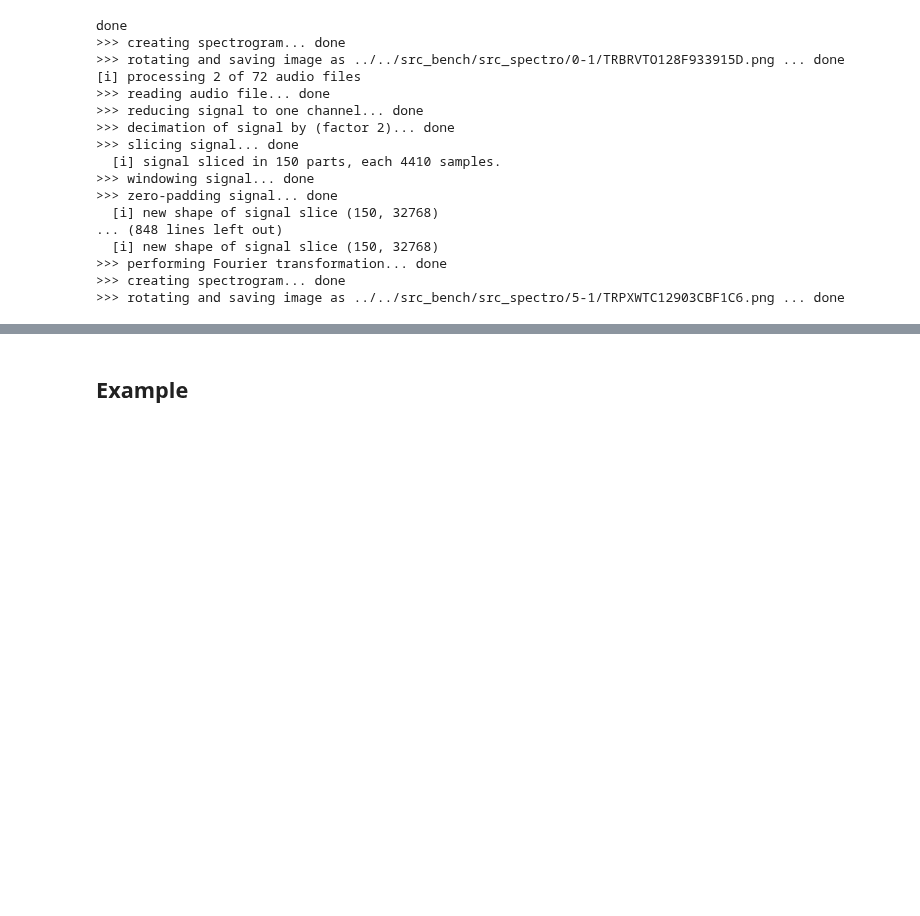
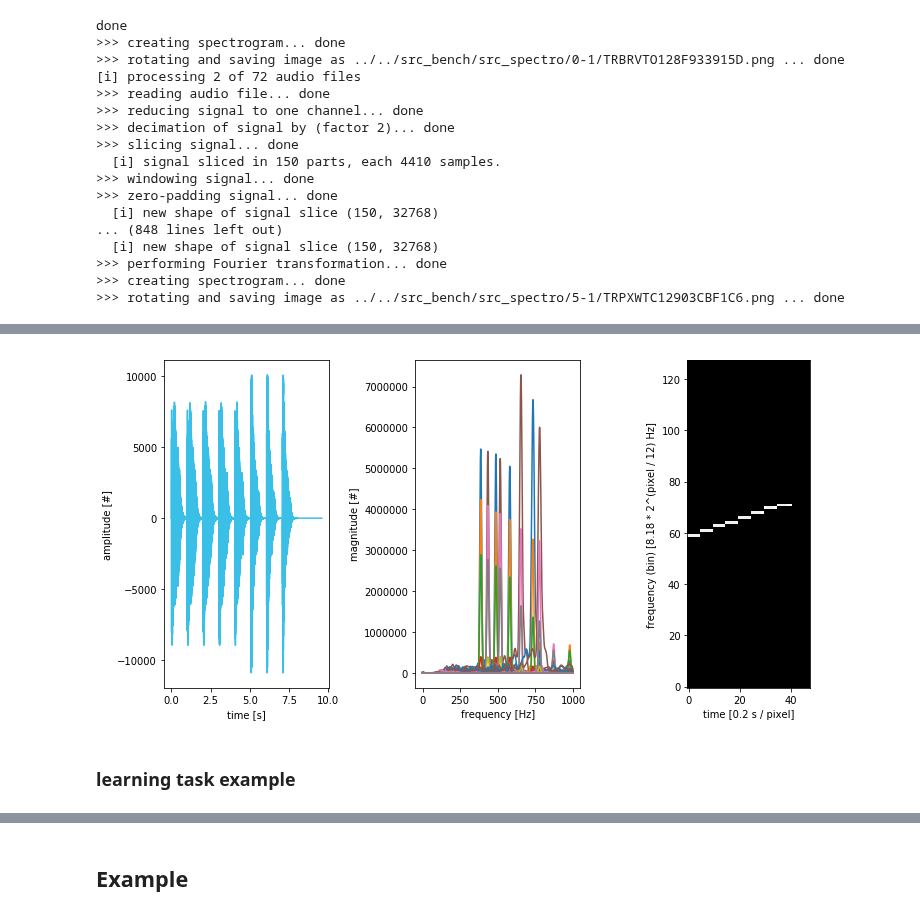
Before and after one commit to damilo/keyestcnn, a Jupyter notebook: 00.hlp/fft/fft.ipynb, the cells around one changed output, grey strips where cells are left out. Saved outputs shown, nothing was run; the diff lists cells and outputs as text; code cells hidden in the pictures; blank space fills up the shorter version.

```diff
--- a/00.hlp/fft/fft.ipynb
+++ b/00.hlp/fft/fft.ipynb
@@ -451,0 +503,30 @@ done
+# %%
+from PIL import Image
+import matplotlib.pyplot as plt
+%matplotlib inline
+
+img_spec = Image.open (save_as).convert ('L')
+fig, ax = plt.subplots (1,3)
+
+sig_N = sig_prep.shape[0] # number of samples
+t = np.linspace (0, len (sig_prep)/sig_prep_fs, sig_N)
+ax[0].step (t, sig_prep, c="#3ABFE7")
+ax[0].set (xlabel='time [s]', ylabel='amplitude [#]')
+
+for i in range (sig_fft_mags.shape[0]):
+    ax[1].plot (sig_fft_mags[i][:1000])
+ax[1].set (xlabel='frequency [Hz]', ylabel='magnitude [#]')
+
+img_spec_arr = np.array (img_spec)[::-1]
+ax[2].imshow (img_spec_arr, cmap='gray')
+ax[2].invert_yaxis ()
+ax[2].set (xlabel='time [0.2 s / pixel]', ylabel='frequency (bin) [{:.2f} * 2^(pixel / 12) Hz]'.format (twtet_pitches[0]))
+
+#fig.suptitle ('C major scale signal - time-domain, frequency-domain, spectrogram')
+fig.set_size_inches (150/fig.dpi*5, 128/fig.dpi*3)
+plt.tight_layout ()
+plt.show ()
+# %% [output]
+[figure, added]
+# %% [markdown]
+### learning task example
```
Also changed, not shown: parts of 6 cells of this notebook, 3 other files.
